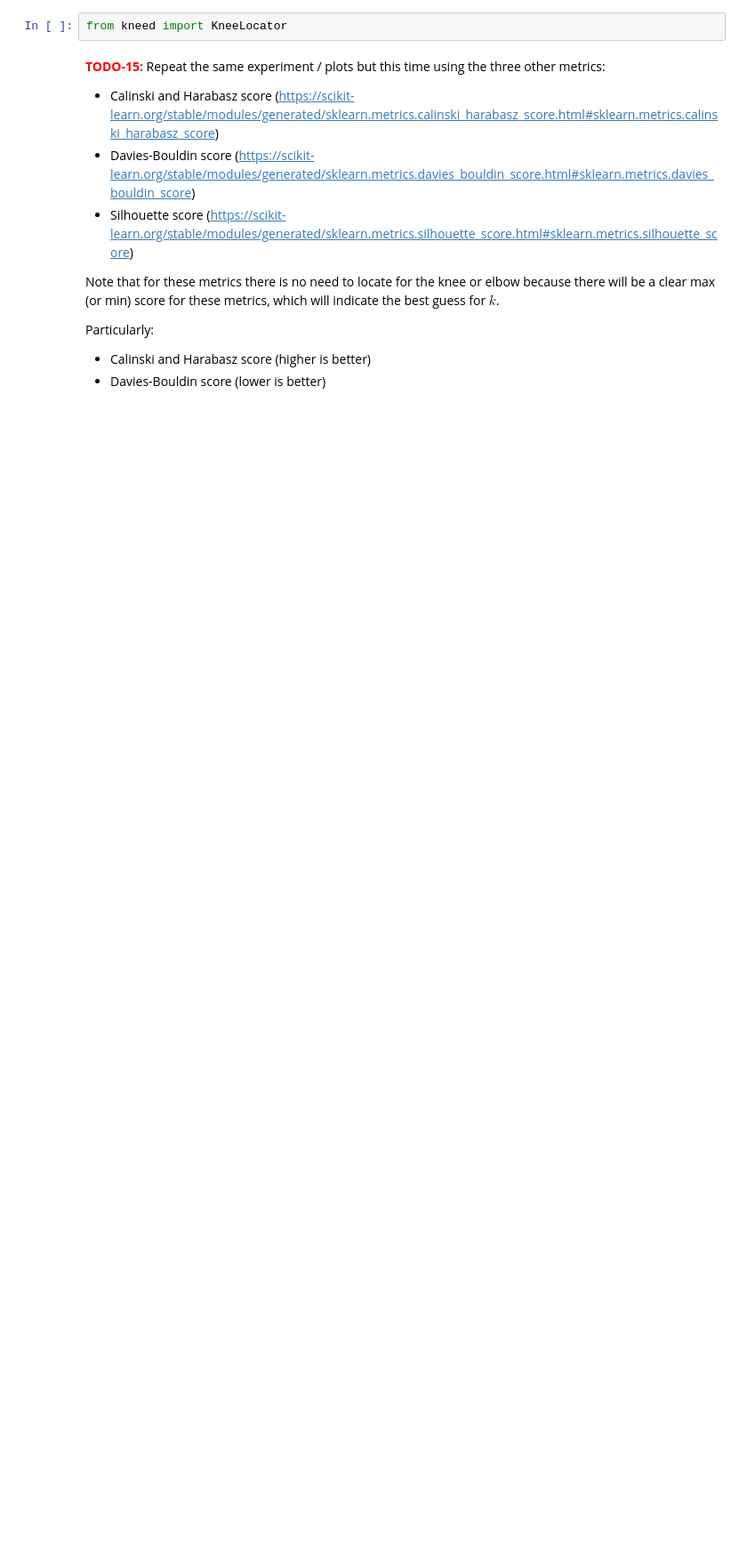
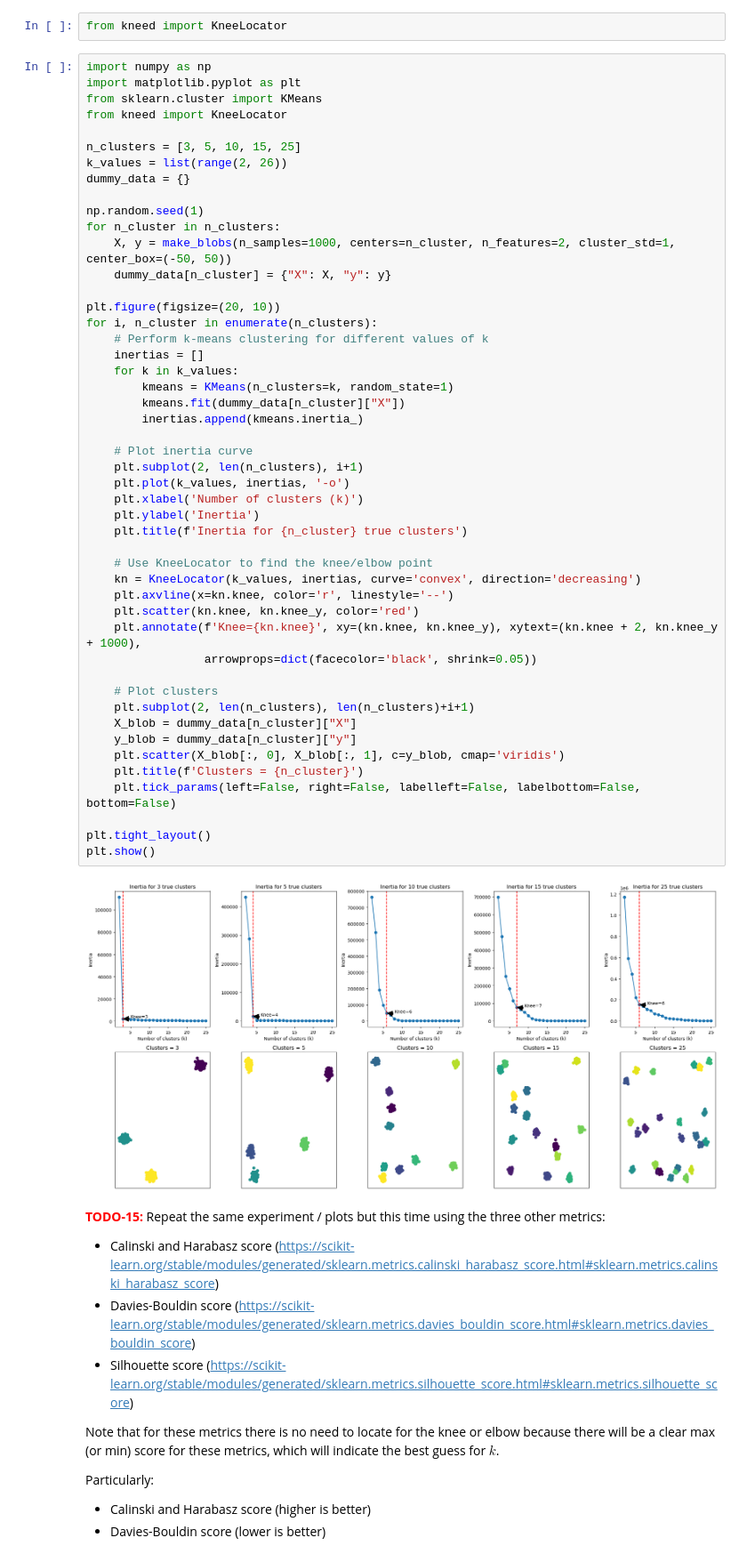
Before and after one commit to ningerdinger/KTAI1, a Jupyter notebook: Keytopics/Assignment1/1.3 - Machine Learning/1.3 - Machine Learning.ipynb, the cells around one changed output. Shown at 89% size. Drawn from its saved outputs; the diff is of its cells as text; blank space fills up the shorter version.

```diff
--- a/Keytopics/Assignment1/1.3 - Machine Learning/1.3 - Machine Learning.ipynb
+++ b/Keytopics/Assignment1/1.3 - Machine Learning/1.3 - Machine Learning.ipynb
@@ -825,6 +825,56 @@ https://matplotlib.org/stable/api/_as_gen/matplotlib.pyplot.axvline.html
 You can add as many cells as necessary below.
 # %%
 from kneed import KneeLocator
+# %%
+import numpy as np
+import matplotlib.pyplot as plt
+from sklearn.cluster import KMeans
+from kneed import KneeLocator
+
+n_clusters = [3, 5, 10, 15, 25]
+k_values = list(range(2, 26))
+dummy_data = {}
+
+np.random.seed(1)
+for n_cluster in n_clusters:
+    X, y = make_blobs(n_samples=1000, centers=n_cluster, n_features=2, cluster_std=1, center_box=(-50, 50))
+    dummy_data[n_cluster] = {"X": X, "y": y}
+
+plt.figure(figsize=(20, 10))
+for i, n_cluster in enumerate(n_clusters):
+    # Perform k-means clustering for different values of k
+    inertias = []
+    for k in k_values:
+        kmeans = KMeans(n_clusters=k, random_state=1)
+        kmeans.fit(dummy_data[n_cluster]["X"])
+        inertias.append(kmeans.inertia_)
+
+    # Plot inertia curve
+    plt.subplot(2, len(n_clusters), i+1)
+    plt.plot(k_values, inertias, '-o')
+    plt.xlabel('Number of clusters (k)')
+    plt.ylabel('Inertia')
+    plt.title(f'Inertia for {n_cluster} true clusters')
+
+    # Use KneeLocator to find the knee/elbow point
+    kn = KneeLocator(k_values, inertias, curve='convex', direction='decreasing')
+    plt.axvline(x=kn.knee, color='r', linestyle='--')
+    plt.scatter(kn.knee, kn.knee_y, color='red')
+    plt.annotate(f'Knee={kn.knee}', xy=(kn.knee, kn.knee_y), xytext=(kn.knee + 2, kn.knee_y + 1000),
+                 arrowprops=dict(facecolor='black', shrink=0.05))
+
+    # Plot clusters
+    plt.subplot(2, len(n_clusters), len(n_clusters)+i+1)
+    X_blob = dummy_data[n_cluster]["X"]
+    y_blob = dummy_data[n_cluster]["y"]
+    plt.scatter(X_blob[:, 0], X_blob[:, 1], c=y_blob, cmap='viridis')
+    plt.title(f'Clusters = {n_cluster}')
+    plt.tick_params(left=False, right=False, labelleft=False, labelbottom=False, bottom=False)
+
+plt.tight_layout()
+plt.show()
+# %% [output]
+[figure, added]
 # %% [markdown]
 <span style='color:red'>**TODO-15:**</span> Repeat the same experiment / plots but this time using the three other metrics:
 - Calinski and Harabasz score (https://scikit-learn.org/stable/modules/generated/sklearn.metrics.calinski_harabasz_score.html#sklearn.metrics.calinski_harabasz_score)
```
Also changed, not shown: parts of 8 cells of this notebook.
